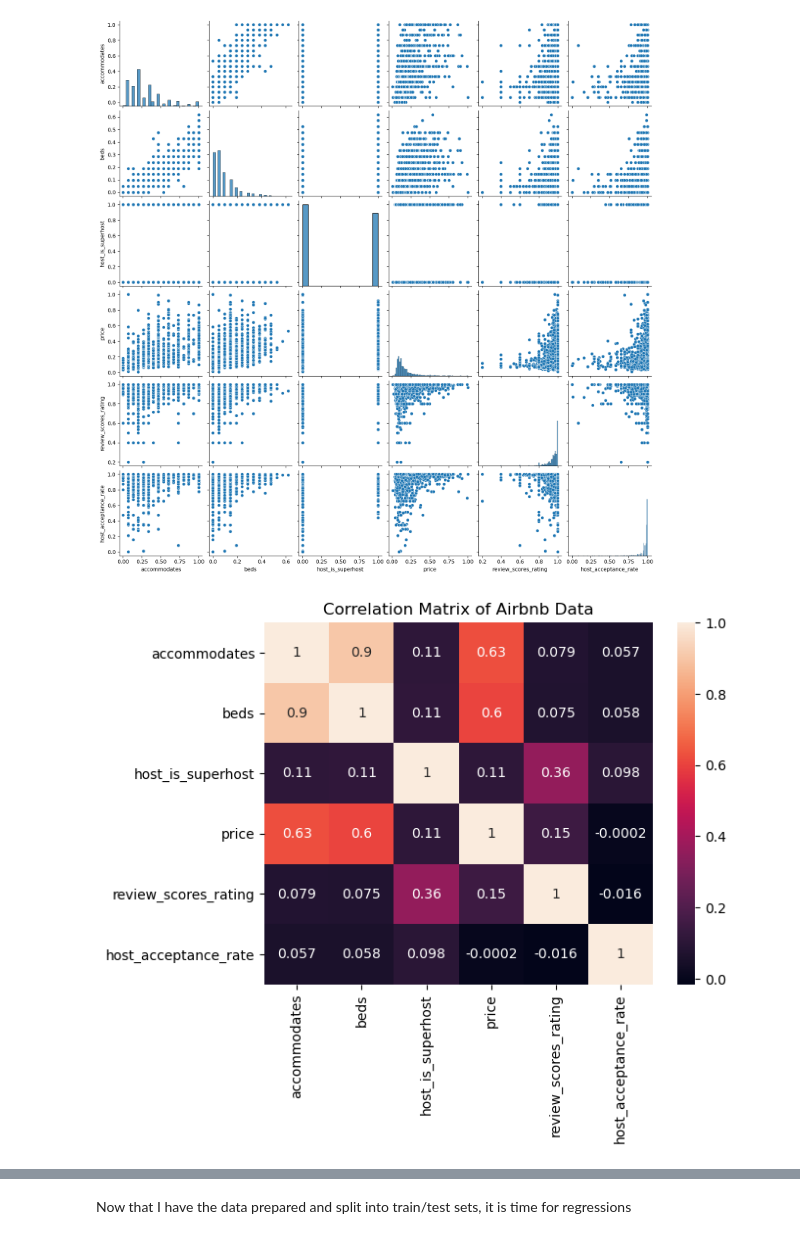
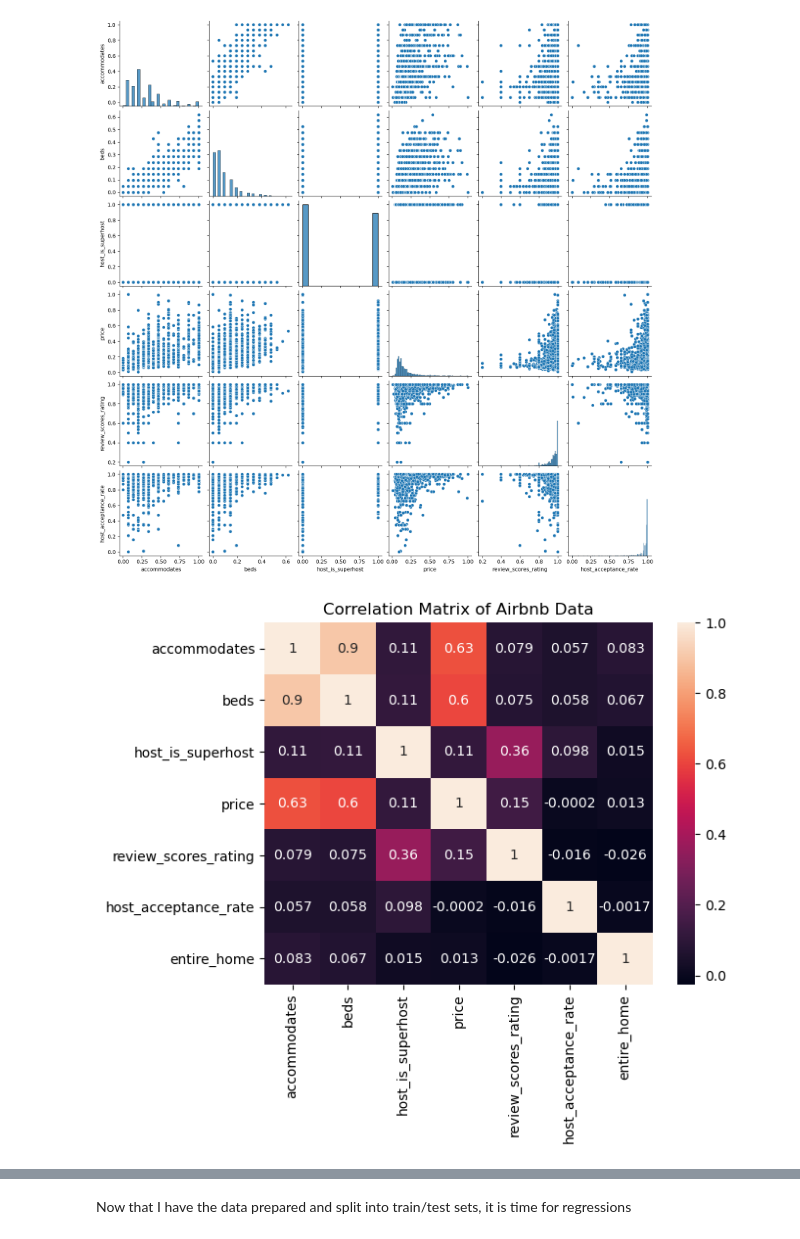
Before and after one commit to landon-g/PortfolioProjects, a Jupyter notebook: Airbnb Data.ipynb, the cells around one changed output, grey strips where cells are left out. Drawn from its saved outputs; the diff is of its cells as text; code cells hidden in the pictures.

```diff
--- a/Airbnb Data.ipynb
+++ b/Airbnb Data.ipynb
@@ -186,18 +202,18 @@ plt.show()
 # %% [output]
 [figure]
 # %%
-df_Corr1 = df_stnd[['accommodates','beds','host_is_superhost','price','review_scores_rating','host_acceptance_rate']].copy()
+df_Corr1 = df_stnd[['accommodates','beds','host_is_superhost','price','review_scores_rating','host_acceptance_rate','entire_home']].copy()
 #Neighbourhood Variables will need to be binned in order to gather correlation info
 #df_Corr = df[['review_scores_rating','review_scores_accuracy','review_scores_communication','review_scores_location','review_scores_value','minimum_nights','maximum_nights']].copy()
 #df_Corr.info()
 #df_Corr
 corr_matrix = df_Corr1.corr()
 
 sns.heatmap(corr_matrix, annot=True)
 
 plt.title('Correlation Matrix of Airbnb Data')
 
 plt.show()
 # %% [output]
-[figure, old version]
+[figure, new version]
 # %% [markdown]
```
Also changed, not shown: parts of 12 cells of this notebook.
